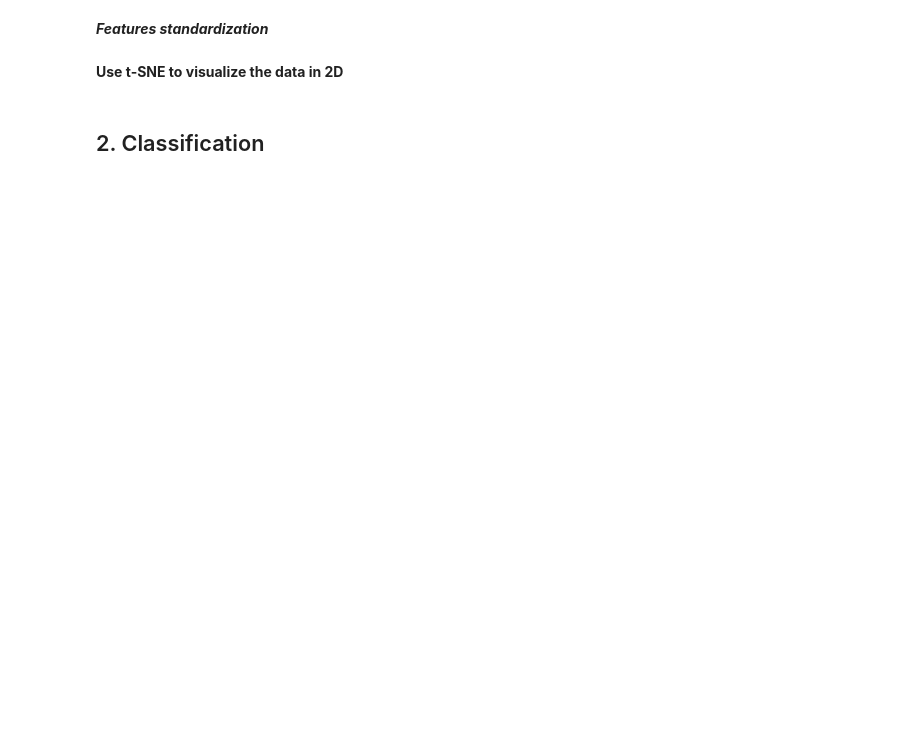
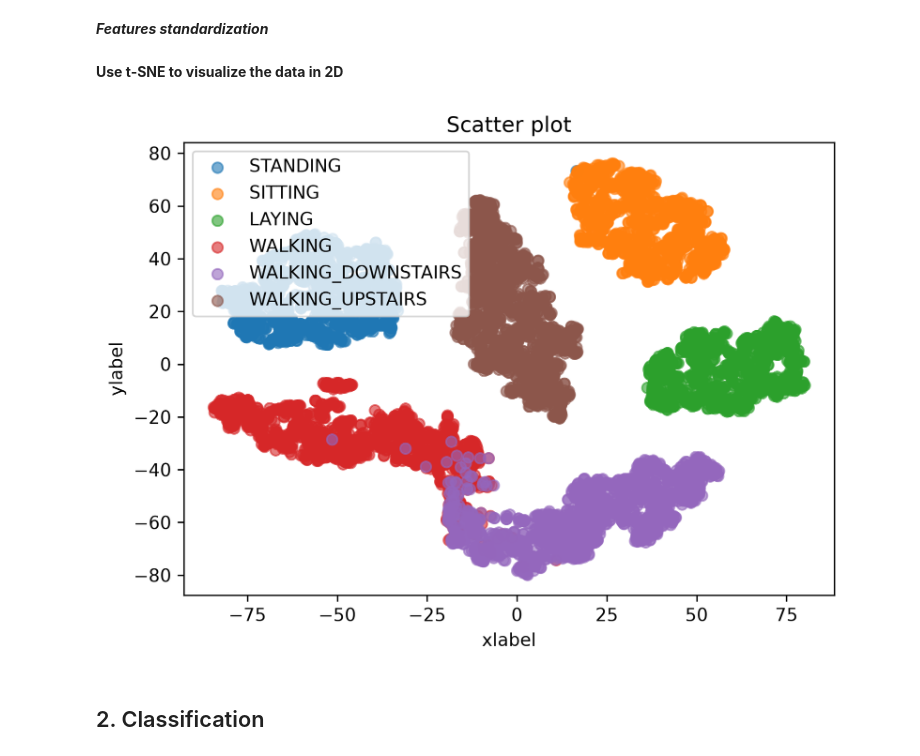
Before and after one commit to calogero-forte/HAR_AI, a Jupyter notebook: exam.ipynb, the cells around one changed output. Saved outputs shown, nothing was run; the diff lists cells and outputs as text; code cells hidden in the pictures; blank space fills up the shorter version.

```diff
--- a/exam.ipynb
+++ b/exam.ipynb
@@ -510,0 +504,13 @@ X_train_pca.describe()
+# %%
+#------------------------------
+# Import
+#------------------------------
+from sklearn.discriminant_analysis import LinearDiscriminantAnalysis as LDA
+
+lda = LDA()
+X_train_lda = lda.fit_transform(X_train, y_train)
+
+#------------------------------
+# Build new DF
+#------------------------------
+X_train_lda = pd.DataFrame( X_train_lda, columns=lda.get_feature_names_out() )
@@ -522,31 +538,33 @@ from sklearn.preprocessing import StandardScaler
 # Standardization
 #------------------------------
 scaler = StandardScaler()
-X_train_std = scaler.fit_transform(X_train_pca)
-X_test_std = scaler.transform(X_test_pca)
+X_train_std = scaler.fit_transform(X_train_lda)
+X_test_std = scaler.transform(X_test_lda)
 # %% [markdown]
 **Use t-SNE to visualize the data in 2D**
 # %%
 #------------------------------
 # Import
 #------------------------------
 from sklearn.manifold import TSNE
 
 #------------------------------
 # Analysis
 #------------------------------
 
 # t-SNE projection in 2D
 t_sne = TSNE(n_components=2, random_state=SEED, perplexity=30, learning_rate=200)
 X_2d = t_sne.fit_transform(X_train_std)
 
 plot_scatter(X_2d, classes_i=y_train, labels_i=targets_names)
 
 # t-SNE projection in 3D
-t_sne = TSNE(n_components=3, random_state=SEED, perplexity=30, learning_rate=200)
-X_3d = t_sne.fit_transform(X_train_std)
+# t_sne = TSNE(n_components=3, random_state=SEED, perplexity=30, learning_rate=200)
+# X_3d = t_sne.fit_transform(X_train_std)
 
-plot_scatter_3d(X_3d, classes_i=y_train, labels_i=targets_names)
+# plot_scatter_3d(X_3d, classes_i=y_train, labels_i=targets_names)
+# %% [output]
+[figure, added]
 # %% [markdown]
 ## 2. Classification
 # %%
```
Also changed, not shown: parts of 9 cells of this notebook, 3 other files.
